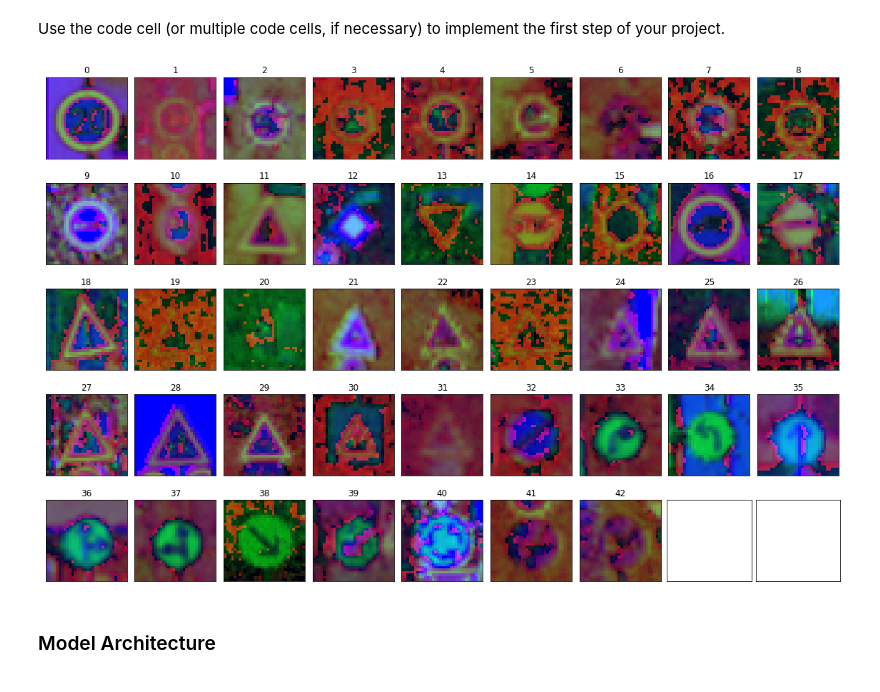
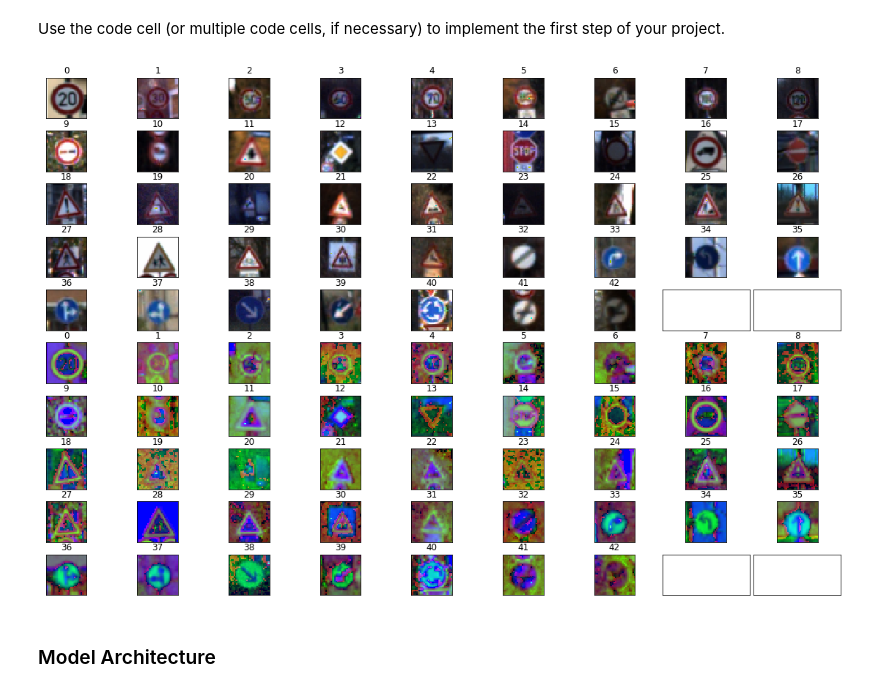
Before and after one commit to ericlavigne/CarND-Traffic-Sign-Classifier, a Jupyter notebook: Traffic_Sign_Classifier.ipynb, the cells around one changed output. Cells and saved outputs as stored; diff of their text form; code cells hidden in the pictures.

```diff
--- a/Traffic_Sign_Classifier.ipynb
+++ b/Traffic_Sign_Classifier.ipynb
@@ -120,26 +120,42 @@ Use the code cell (or multiple code cells, if necessary) to implement the first
 # %%
 ### Preprocess the data here. Preprocessing steps could include normalization, converting to grayscale, etc.
 ### Feel free to use as many code cells as needed.
 import cv2
 
+def white_correct_image(image):
+    # normalize within usual (0, 255) image range
+    low = np.amin(image)
+    high = np.amax(image)
+    image = np.floor((image - low + 1.5) * 253.0 / (high - low)).astype(np.uint8)
+    return image
+
 def preprocess_image(image):
+    # normalize within usual (0, 255) image range
+    image = white_correct_image(image)
+    # convert to HSV
     image_hsv = cv2.cvtColor(image, cv2.COLOR_BGR2HSV)
+    # combine normalized and HSV into a 6-channel representation
     image = cv2.merge(cv2.split(image) + cv2.split(image_hsv))
+    # normalize to (-0.5, 0.5) range
     image = (image / 255) - 0.5
     return image
 
 # Show that HSV channels added in preprocess_image clarify some of the signs, especially those that are dimly lit.
-fig, axes = plt.subplots(5, 9, figsize=(20, 13),
+fig, axes = plt.subplots(10, 9, figsize=(20, 13),
                          subplot_kw={'xticks': [], 'yticks': []})
 fig.subplots_adjust(hspace=0.3, wspace=0.05)
 for ax, sign_id in zip(axes.flat, range(43)):
     sign_idx = np.where(y_train == sign_id)[0][0]
-    ax.imshow(cv2.cvtColor(X_train[sign_idx], cv2.COLOR_BGR2HSV))
+    ax.imshow(white_correct_image(X_train[sign_idx]))
+    ax.set_title(str(sign_id))
+for ax, sign_id in zip(axes.flat[45:], range(43)):
+    sign_idx = np.where(y_train == sign_id)[0][0]
+    ax.imshow(cv2.cvtColor(white_correct_image(X_train[sign_idx]), cv2.COLOR_BGR2HSV))
     ax.set_title(str(sign_id))
 
 plt.show()
 # %% [output]
-[figure, old version]
+[figure, new version]
 # %% [markdown]
 ### Model Architecture
 # %%
```
Also changed, not shown: parts of 3 cells of this notebook, 1 other file.
